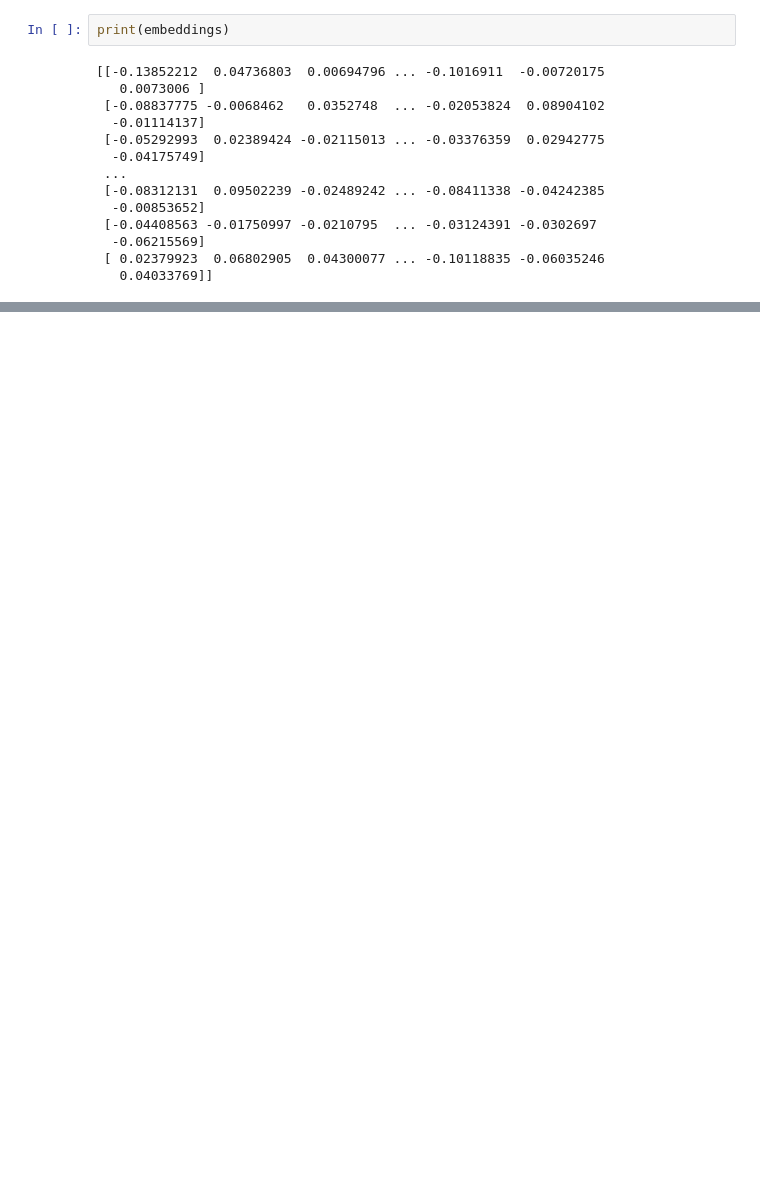
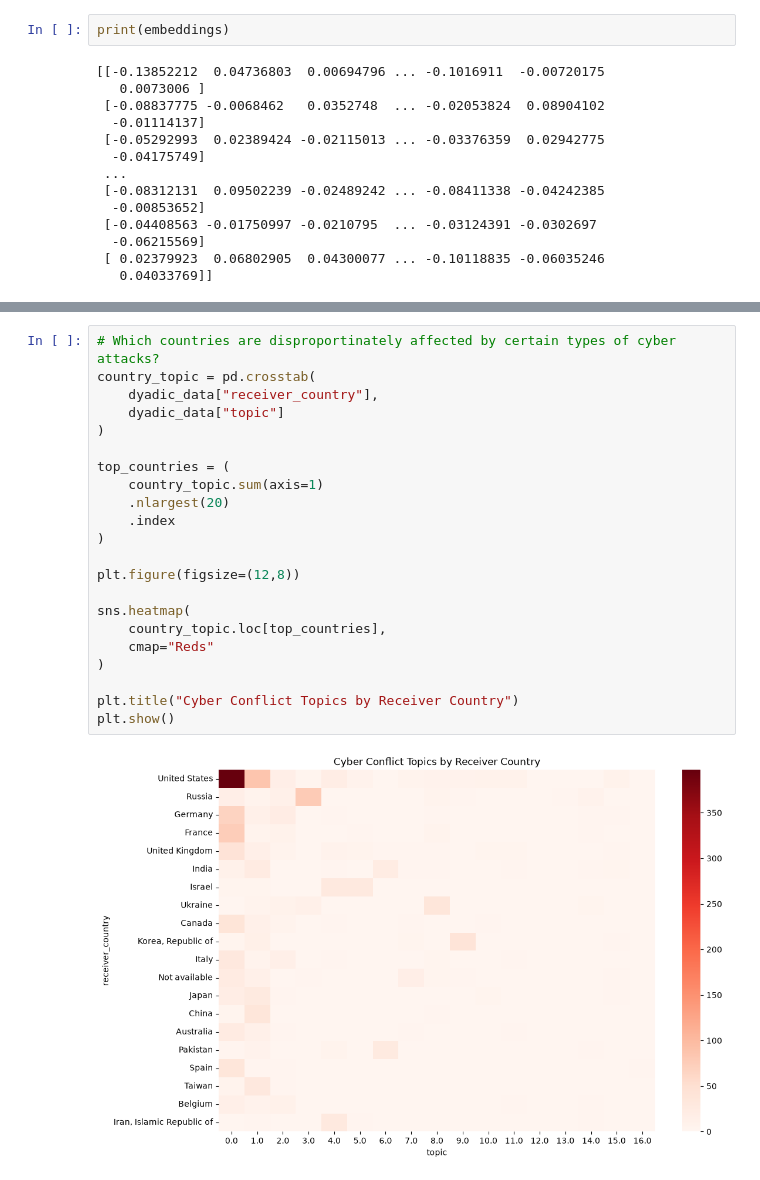
Before and after one commit to heairi/Cyber-Attack-Severity-Prediction-with-NLP, a Jupyter notebook: eurepoc_cyber_security_incidents_world_dataset.ipynb, the cells around one changed output, grey strips where cells are left out. Drawn from its saved outputs; the diff is of its cells as text; blank space fills up the shorter version.

```diff
--- a/eurepoc_cyber_security_incidents_world_dataset.ipynb
+++ b/eurepoc_cyber_security_incidents_world_dataset.ipynb
@@ -275,0 +546,24 @@ NameError: name 'topic_info' is not defined
+# %%
+# Which countries are disproportinately affected by certain types of cyber attacks?
+country_topic = pd.crosstab(
+    dyadic_data["receiver_country"],
+    dyadic_data["topic"]
+)
+
+top_countries = (
+    country_topic.sum(axis=1)
+    .nlargest(20)
+    .index
+)
+
+plt.figure(figsize=(12,8))
+
+sns.heatmap(
+    country_topic.loc[top_countries],
+    cmap="Reds"
+)
+
+plt.title("Cyber Conflict Topics by Receiver Country")
+plt.show()
+# %% [output]
+[figure, added]
```
Also changed, not shown: parts of 22 cells of this notebook.
